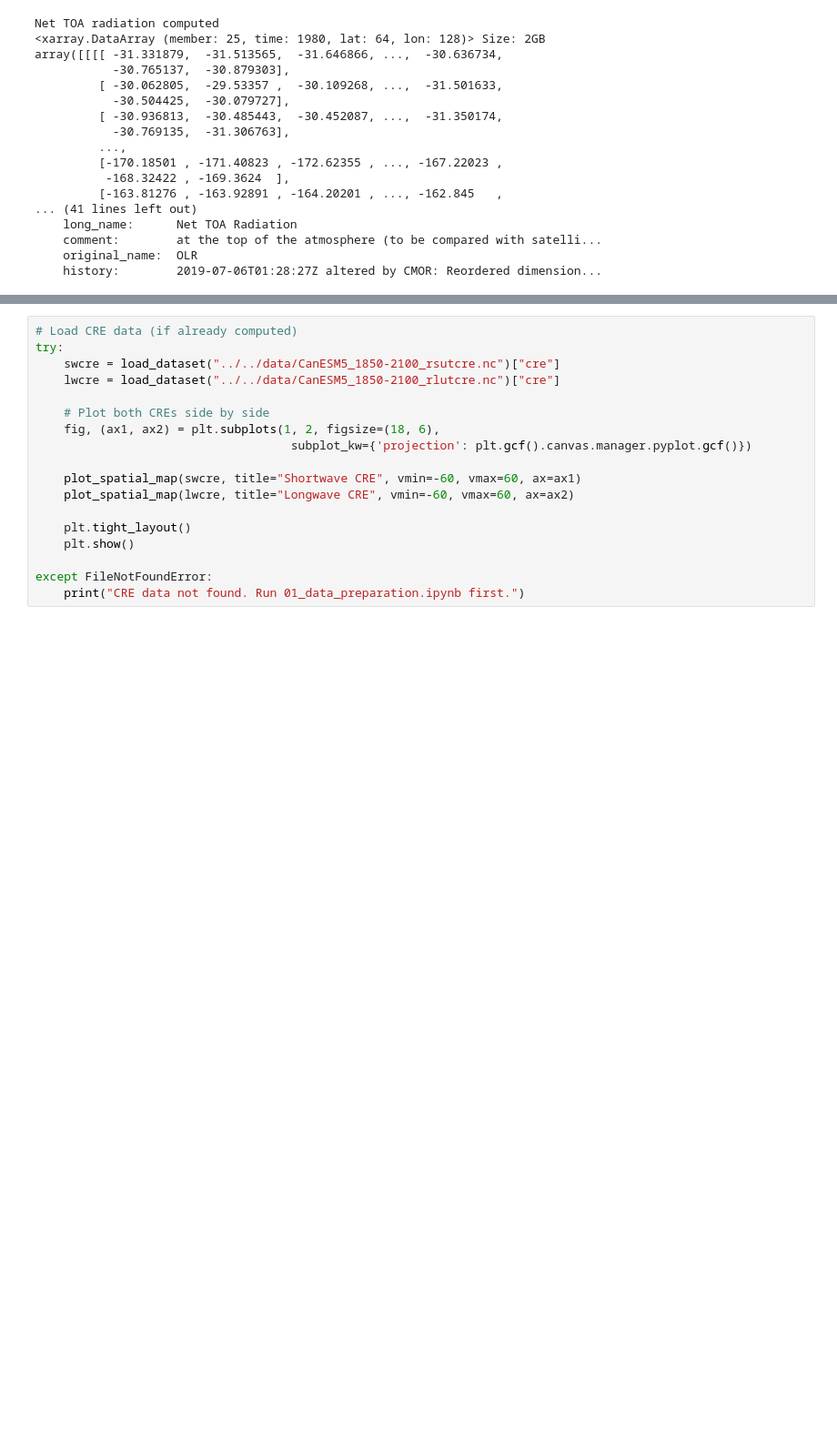
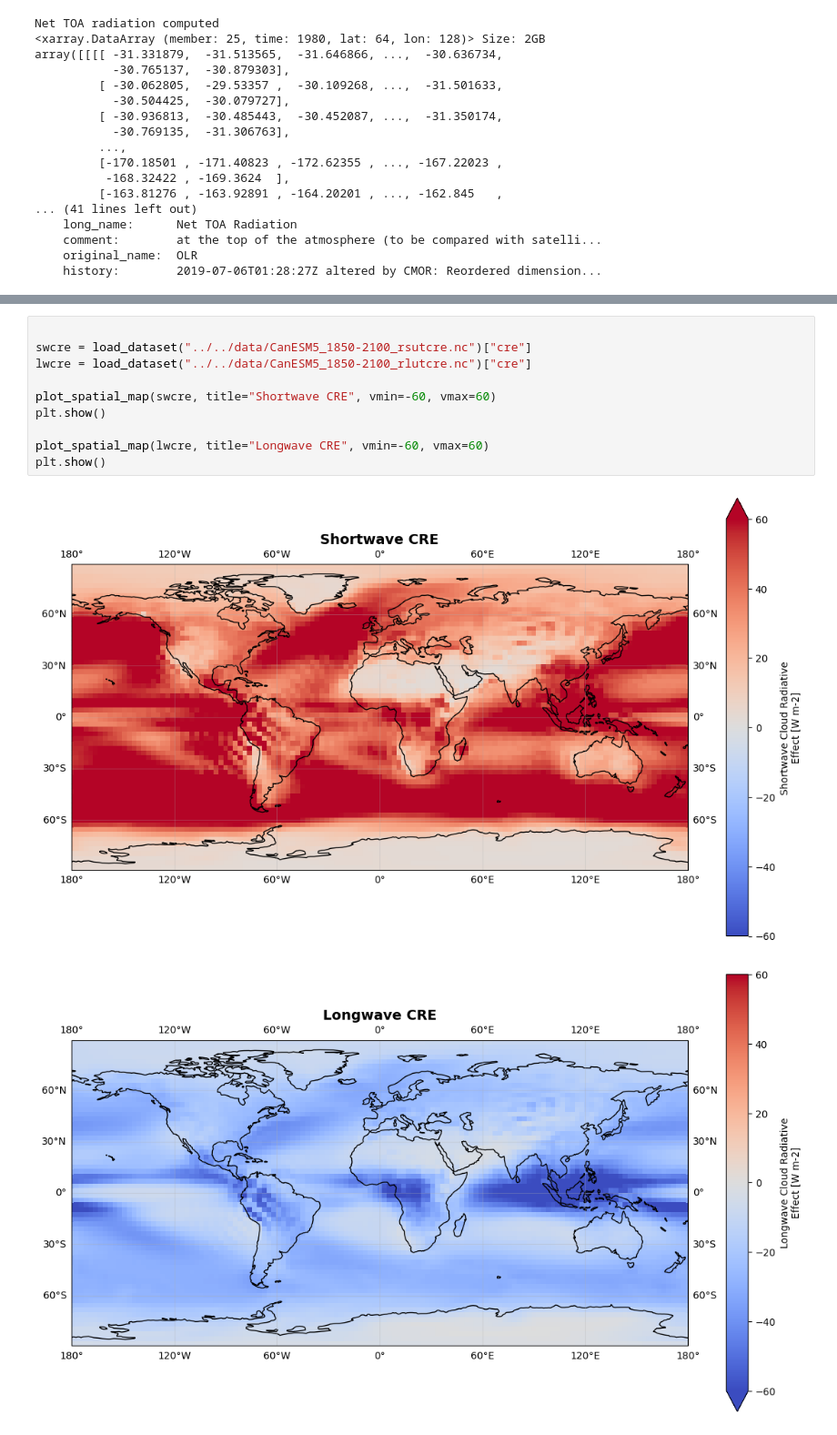
Before and after one commit to UW-MLGEO/Paleo_Climate_ML, a Jupyter notebook: code/notebooks/02_data_exploration.ipynb, the cells around one changed output, grey strips where cells are left out. Shown at 91% size. Saved outputs shown, nothing was run; the diff lists cells and outputs as text; blank space fills up the shorter version.

```diff
--- a/code/notebooks/02_data_exploration.ipynb
+++ b/code/notebooks/02_data_exploration.ipynb
@@ -184,20 +181,15 @@ plt.show()
 
 Explore the impact of clouds on radiation budget.
 # %%
-# Load CRE data (if already computed)
-try:
-    swcre = load_dataset("../../data/CanESM5_1850-2100_rsutcre.nc")["cre"]
-    lwcre = load_dataset("../../data/CanESM5_1850-2100_rlutcre.nc")["cre"]
 
-    # Plot both CREs side by side
-    fig, (ax1, ax2) = plt.subplots(1, 2, figsize=(18, 6),
-                                    subplot_kw={'projection': plt.gcf().canvas.manager.pyplot.gcf()})
+swcre = load_dataset("../../data/CanESM5_1850-2100_rsutcre.nc")["cre"]
+lwcre = load_dataset("../../data/CanESM5_1850-2100_rlutcre.nc")["cre"]
 
-    plot_spatial_map(swcre, title="Shortwave CRE", vmin=-60, vmax=60, ax=ax1)
-    plot_spatial_map(lwcre, title="Longwave CRE", vmin=-60, vmax=60, ax=ax2)
+plot_spatial_map(swcre, title="Shortwave CRE", vmin=-60, vmax=60)
+plt.show()
 
-    plt.tight_layout()
-    plt.show()
-
-except FileNotFoundError:
-    print("CRE data not found. Run 01_data_preparation.ipynb first.")
+plot_spatial_map(lwcre, title="Longwave CRE", vmin=-60, vmax=60)
+plt.show()
+# %% [output]
+[figure, added]
+[figure, added]
```
Also changed, not shown: parts of 12 cells of this notebook, 7 other files.
